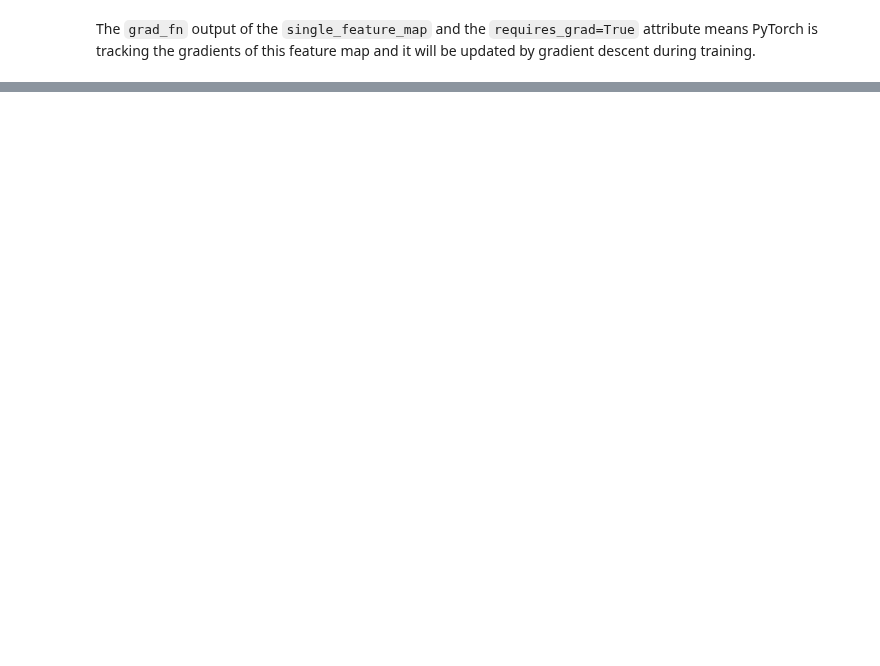
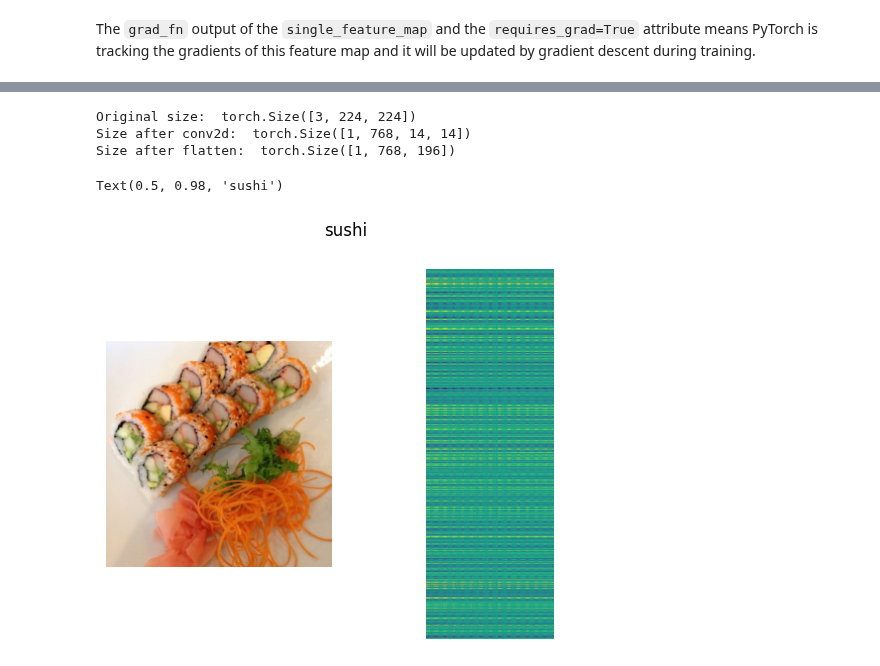
Before and after one commit to JoachimLombardi/Portfolio, a Jupyter notebook: Deep Learning/PyTorch/Classification/Computer vision/08_pytorch_paper_replicating.ipynb, the cells around one changed output, grey strips where cells are left out. Saved outputs shown, nothing was run; the diff lists cells and outputs as text; code cells hidden in the pictures; blank space fills up the shorter version.

```diff
--- a/Deep Learning/PyTorch/Classification/Computer vision/08_pytorch_paper_replicating.ipynb
+++ b/Deep Learning/PyTorch/Classification/Computer vision/08_pytorch_paper_replicating.ipynb
@@ -696 +724,4 @@ The `grad_fn` output of the `single_feature_map` and the `requires_grad=True` at
 # %%
+# Create flatten layer
+flatten = nn.Flatten(start_dim=2, # flatten feature_map_height (dimension 2)
+                     end_dim=3) # flatten feature_map_width (dimension 3)
@@ -698,0 +735,20 @@ The `grad_fn` output of the `single_feature_map` and the `requires_grad=True` at
+# %%
+image_indice = random.sample(range(len(test_dataloader.dataset)), k=1)
+emb_indice = random.sample(range(768), k=1)
+fig, ax = plt.subplots(1,2)
+ax[0].imshow(test_dataloader.dataset[image_indice[0]][0].permute(1,2,0))
+ax[0].axis("off")
+print("Original size: ",image.shape)
+img_conv2d = conv2d(test_dataloader.dataset[image_indice[0]][0].unsqueeze(0))
+print("Size after conv2d: ", img_conv2d.shape)
+img_flatten = flatten(img_conv2d)
+print("Size after flatten: ", img_flatten.shape)
+ax[1].imshow(img_flatten[:,:emb_indice[0],:].squeeze().detach().numpy())
+ax[1].axis("off")
+plt.suptitle(class_names[test_dataloader.dataset[image_indice[0]][1]])
+# %% [output]
+Original size:  torch.Size([3, 224, 224])
+Size after conv2d:  torch.Size([1, 768, 14, 14])
+Size after flatten:  torch.Size([1, 768, 196])
+Text(0.5, 0.98, 'sushi')
+[figure, added]
```
Also changed, not shown: parts of 38 cells of this notebook.
